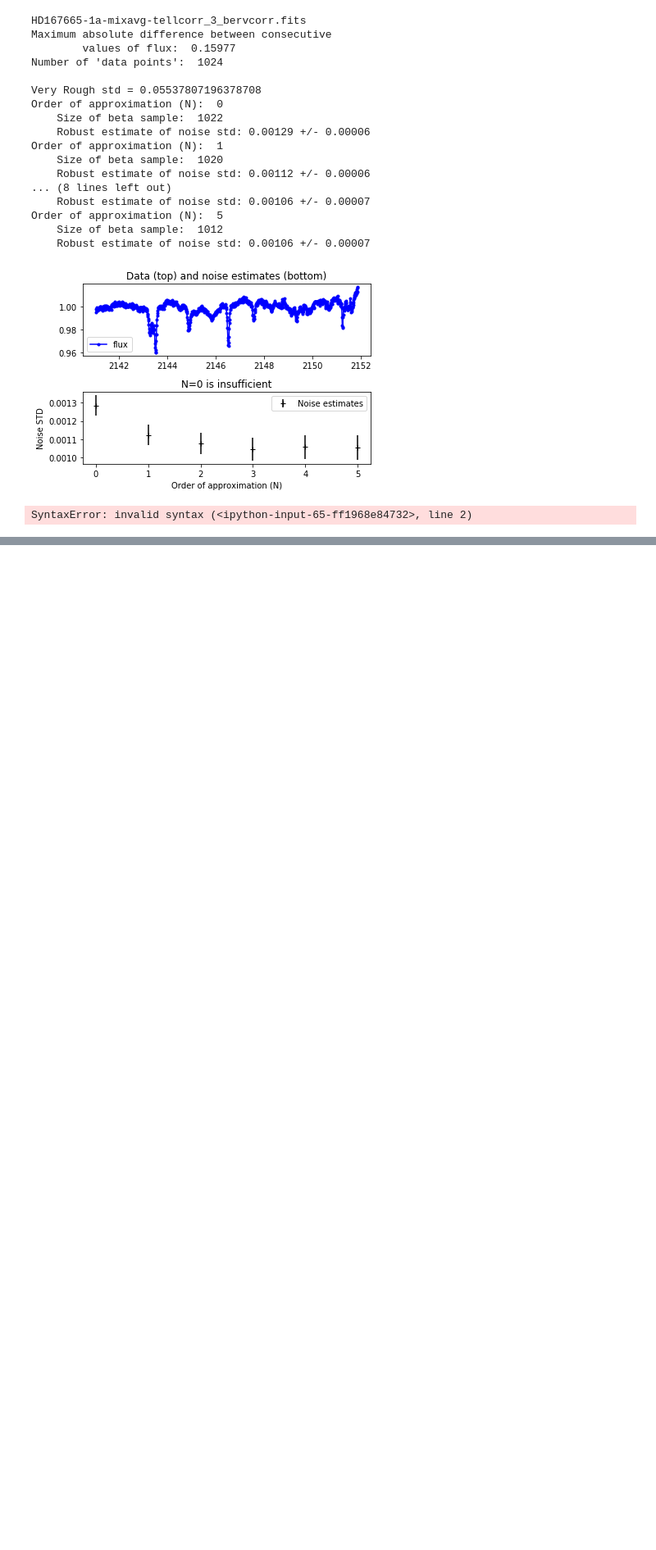
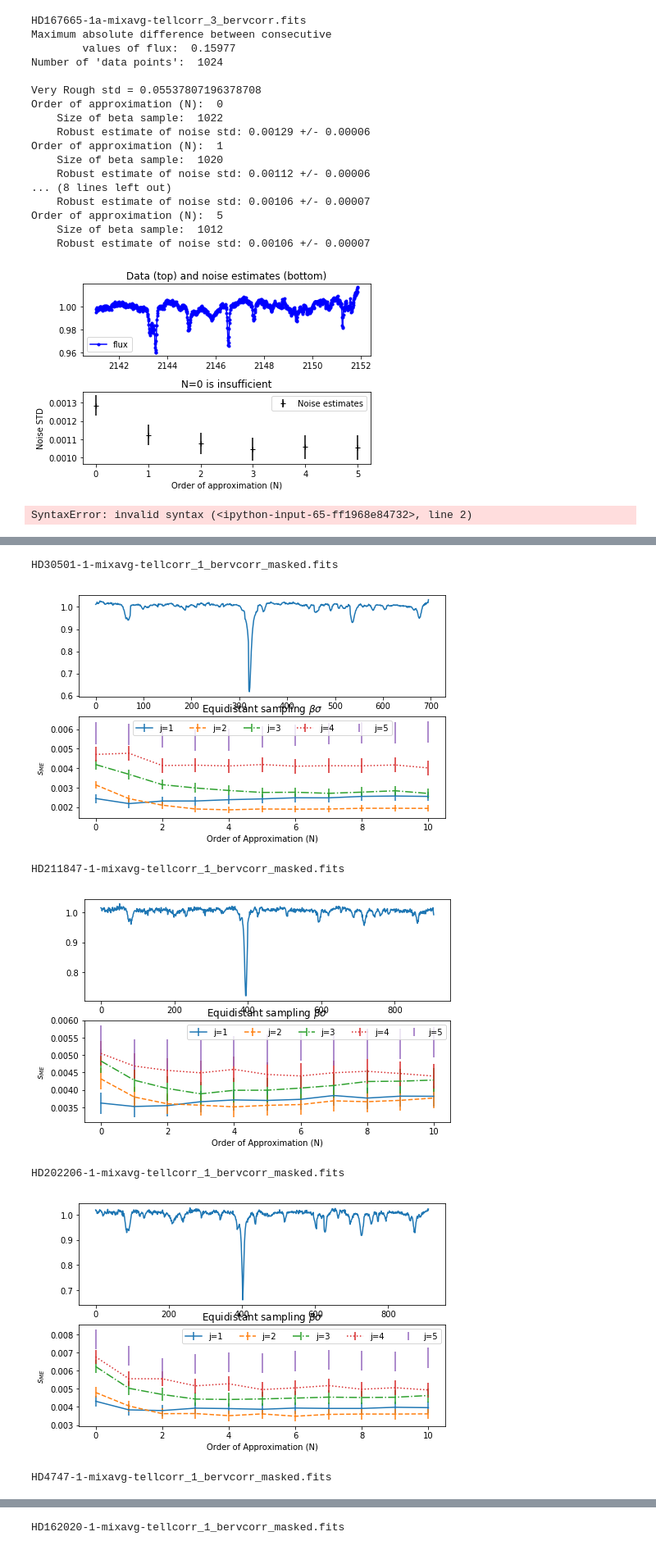
Before and after one commit to jason-neal/companion_simulations, a Jupyter notebook: Notebooks/Beta_sigma on CRIRES.ipynb, the cells around one changed output, grey strips where cells are left out. Shown at 82% size. Saved outputs shown, nothing was run; the diff lists cells and outputs as text; code cells hidden in the pictures; blank space fills up the shorter version.

```diff
--- a/Notebooks/Beta_sigma on CRIRES.ipynb
+++ b/Notebooks/Beta_sigma on CRIRES.ipynb
@@ -352,0 +436,44 @@ SyntaxError: invalid syntax (<ipython-input-65-ff1968e84732>, line 2)
+# %%
+files = ["/home/jneal/.handy_spectra/HD30501-1-mixavg-tellcorr_1_bervcorr_masked.fits",
+         "/home/jneal/.handy_spectra/HD211847-1-mixavg-tellcorr_1_bervcorr_masked.fits",
+         "/home/jneal/.handy_spectra/HD202206-1-mixavg-tellcorr_1_bervcorr_masked.fits",
+         "/home/jneal/.handy_spectra/HD4747-1-mixavg-tellcorr_1_bervcorr_masked.fits",
+         "/home/jneal/.handy_spectra/HD162020-1-mixavg-tellcorr_1_bervcorr_masked.fits",
+         "/home/jneal/.handy_spectra/HD168443-1-mixavg-tellcorr_1_bervcorr_masked.fits",
+         "/home/jneal/.handy_spectra/HD167665-1a-mixavg-tellcorr_1_bervcorr_masked.fits",
+         "/home/jneal/.handy_spectra/HD30501-1-mixavg-tellcorr_2_bervcorr_masked.fits",
+         "/home/jneal/.handy_spectra/HD211847-1-mixavg-tellcorr_2_bervcorr_masked.fits",
+         "/home/jneal/.handy_spectra/HD202206-1-mixavg-tellcorr_2_bervcorr_masked.fits",
+         "/home/jneal/.handy_spectra/HD4747-1-mixavg-tellcorr_2_bervcorr_masked.fits",
+         #"/home/jneal/.handy_spectra/HD162020-1-mixavg-tellcorr_2_bervcorr_masked.fits",
+         "/home/jneal/.handy_spectra/HD168443-1-mixavg-tellcorr_2_bervcorr_masked.fits",
+         "/home/jneal/.handy_spectra/HD167665-1a-mixavg-tellcorr_2_bervcorr_masked.fits",
+         "/home/jneal/.handy_spectra/HD30501-1-mixavg-tellcorr_3_bervcorr_masked.fits",
+         "/home/jneal/.handy_spectra/HD211847-1-mixavg-tellcorr_3_bervcorr_masked.fits",
+         "/home/jneal/.handy_spectra/HD202206-1-mixavg-tellcorr_3_bervcorr_masked.fits",
+         "/home/jneal/.handy_spectra/HD4747-1-mixavg-tellcorr_3_bervcorr_masked.fits",
+         "/home/jneal/.handy_spectra/HD162020-1-mixavg-tellcorr_3_bervcorr_masked.fits",
+         "/home/jneal/.handy_spectra/HD168443-1-mixavg-tellcorr_3_bervcorr_masked.fits",
+         "/home/jneal/.handy_spectra/HD167665-1a-mixavg-tellcorr_3_bervcorr_masked.fits",
+        "/home/jneal/.handy_spectra/HD30501-1-mixavg-tellcorr_4_bervcorr_masked.fits",
+         "/home/jneal/.handy_spectra/HD211847-1-mixavg-tellcorr_4_bervcorr_masked.fits",
+         "/home/jneal/.handy_spectra/HD202206-1-mixavg-tellcorr_4_bervcorr_masked.fits",
+         "/home/jneal/.handy_spectra/HD4747-1-mixavg-tellcorr_4_bervcorr_masked.fits",
+         "/home/jneal/.handy_spectra/HD162020-1-mixavg-tellcorr_4_bervcorr_masked.fits",
+         "/home/jneal/.handy_spectra/HD168443-1-mixavg-tellcorr_4_bervcorr_masked.fits",
+         "/home/jneal/.handy_spectra/HD167665-1a-mixavg-tellcorr_4_bervcorr_masked.fits"]
+
+
+for file in files:
+    print(os.path.split(file)[-1])
+    data = fits.getdata(file)
+    xi, yi = data["wavelength"], data["flux"]
+    betasigma_plot(yi, arb=False, returnMAD=True)
+# %% [output]
+HD30501-1-mixavg-tellcorr_1_bervcorr_masked.fits
+[figure, added]
+HD211847-1-mixavg-tellcorr_1_bervcorr_masked.fits
+[figure, added]
+HD202206-1-mixavg-tellcorr_1_bervcorr_masked.fits
+[figure, added]
+HD4747-1-mixavg-tellcorr_1_bervcorr_masked.fits
@@ -352,0 +481 @@ SyntaxError: invalid syntax (<ipython-input-65-ff1968e84732>, line 2)
+HD162020-1-mixavg-tellcorr_1_bervcorr_masked.fits
```
Also changed, not shown: parts of 6 cells of this notebook, 1 other file.
